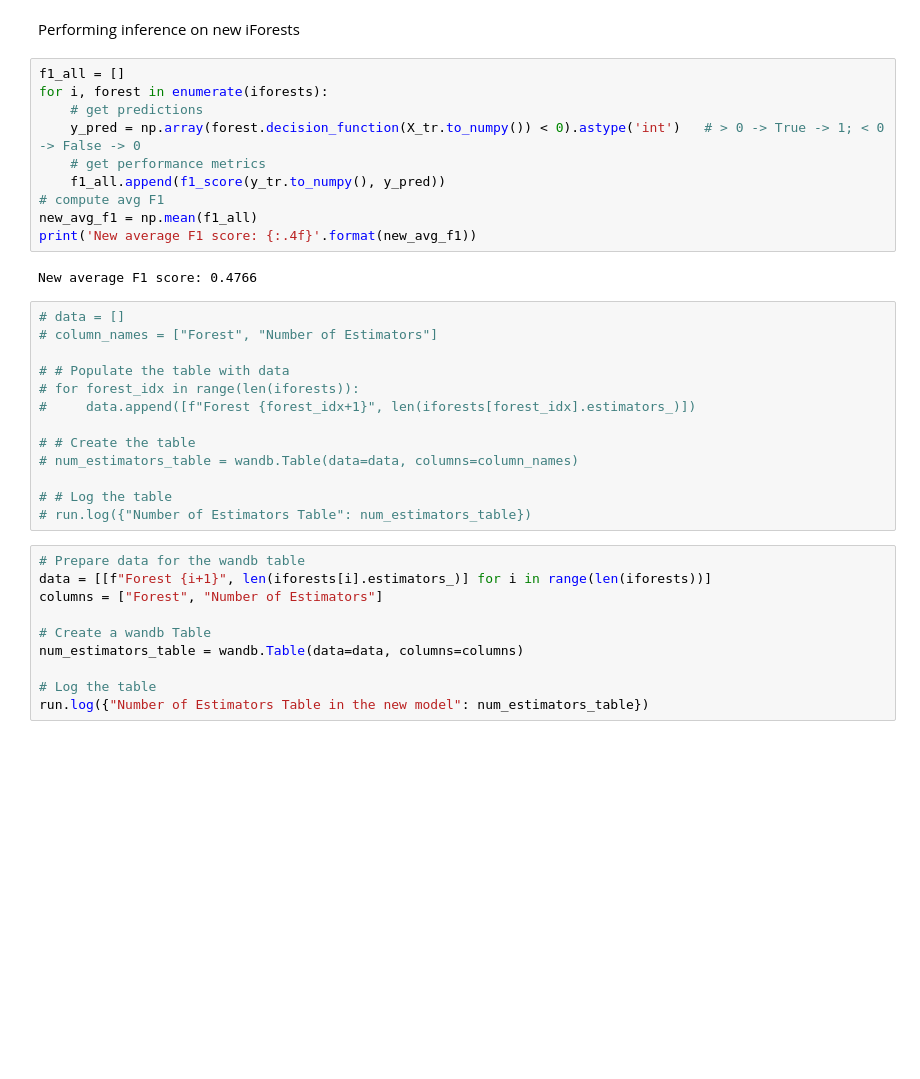
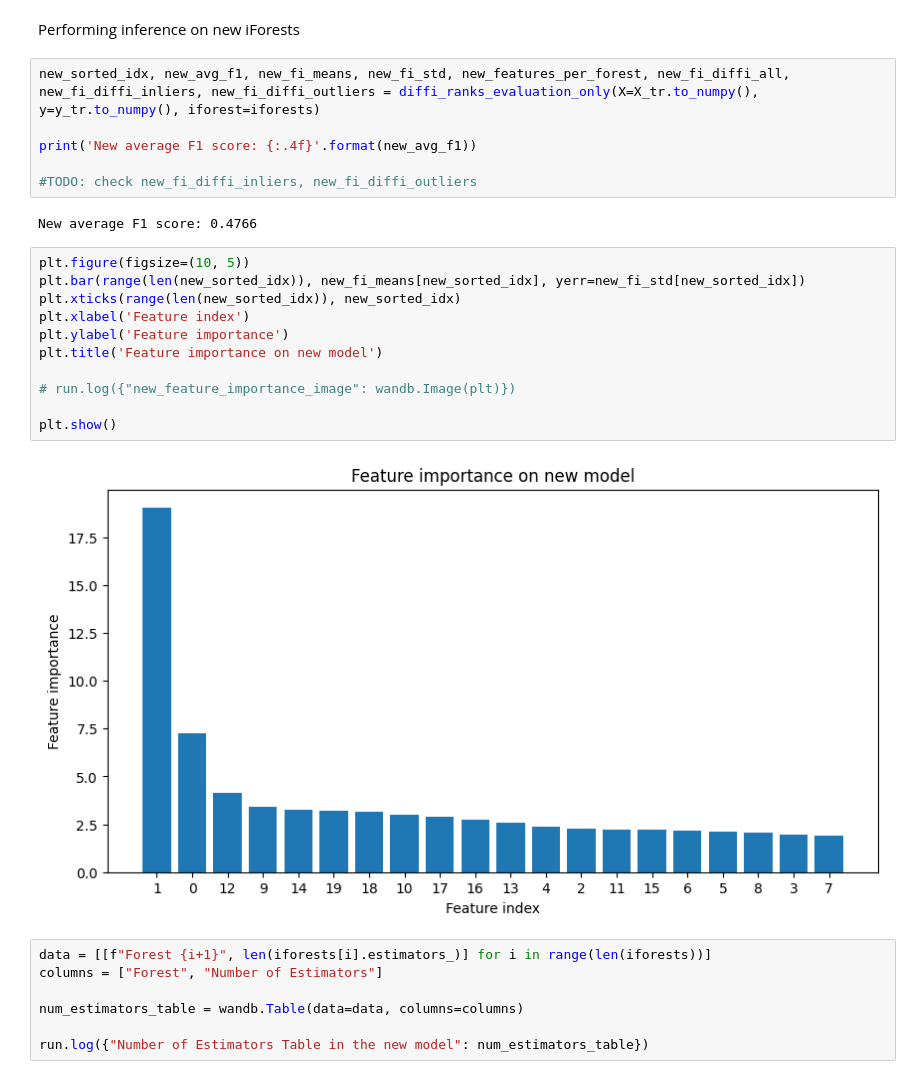
Before and after one commit to SansonSebastiano/Master-Thesis, a Jupyter notebook: important_features_usage.ipynb, the cells around one changed output. Drawn from its saved outputs; the diff is of its cells as text; blank space fills up the shorter version.

```diff
--- a/important_features_usage.ipynb
+++ b/important_features_usage.ipynb
@@ -489,40 +446,33 @@ Number of decision path lengths after removal:  [53]
 Number of average path lengths after removal:  [53]
 # %% [markdown]
 Performing inference on new iForests
-# %%
-f1_all = []
-for i, forest in enumerate(iforests):
-    # get predictions
-    y_pred = np.array(forest.decision_function(X_tr.to_numpy()) < 0).astype('int')   # > 0 -> True -> 1; < 0 -> False -> 0
-    # get performance metrics
-    f1_all.append(f1_score(y_tr.to_numpy(), y_pred))
-# compute avg F1
-new_avg_f1 = np.mean(f1_all)
-print('New average F1 score: {:.4f}'.format(new_avg_f1))
-# %% [output]
-New average F1 score: 0.4766
-# %%
-# data = []
-# column_names = ["Forest", "Number of Estimators"]
-
-# # Populate the table with data
-# for forest_idx in range(len(iforests)):
-#     data.append([f"Forest {forest_idx+1}", len(iforests[forest_idx].estimators_)])
-
-# # Create the table
-# num_estimators_table = wandb.Table(data=data, columns=column_names)
-
-# # Log the table
-# run.log({"Number of Estimators Table": num_estimators_table})
+# %%
+new_sorted_idx, new_avg_f1, new_fi_means, new_fi_std, new_features_per_forest, new_fi_diffi_all, new_fi_diffi_inliers, new_fi_diffi_outliers = diffi_ranks_evaluation_only(X=X_tr.to_numpy(), y=y_tr.to_numpy(), iforest=iforests)
+
+print('New average F1 score: {:.4f}'.format(new_avg_f1))
+
+#TODO: check new_fi_diffi_inliers, new_fi_diffi_outliers
+# %% [output]
+New average F1 score: 0.4766
+# %%
+plt.figure(figsize=(10, 5))
+plt.bar(range(len(new_sorted_idx)), new_fi_means[new_sorted_idx], yerr=new_fi_std[new_sorted_idx])
+plt.xticks(range(len(new_sorted_idx)), new_sorted_idx)
+plt.xlabel('Feature index')
+plt.ylabel('Feature importance')
+plt.title('Feature importance on new model')
+
+# run.log({"new_feature_importance_image": wandb.Image(plt)})
+
+plt.show()
+# %% [output]
+[figure, added]
 # %%
-# Prepare data for the wandb table
 data = [[f"Forest {i+1}", len(iforests[i].estimators_)] for i in range(len(iforests))]
 columns = ["Forest", "Number of Estimators"]
 
-# Create a wandb Table
 num_estimators_table = wandb.Table(data=data, columns=columns)
 
-# Log the table
 run.log({"Number of Estimators Table in the new model": num_estimators_table})
 # %%
 # Log the F1 scores
```
Also changed, not shown: parts of 40 cells of this notebook, 1 other file.
